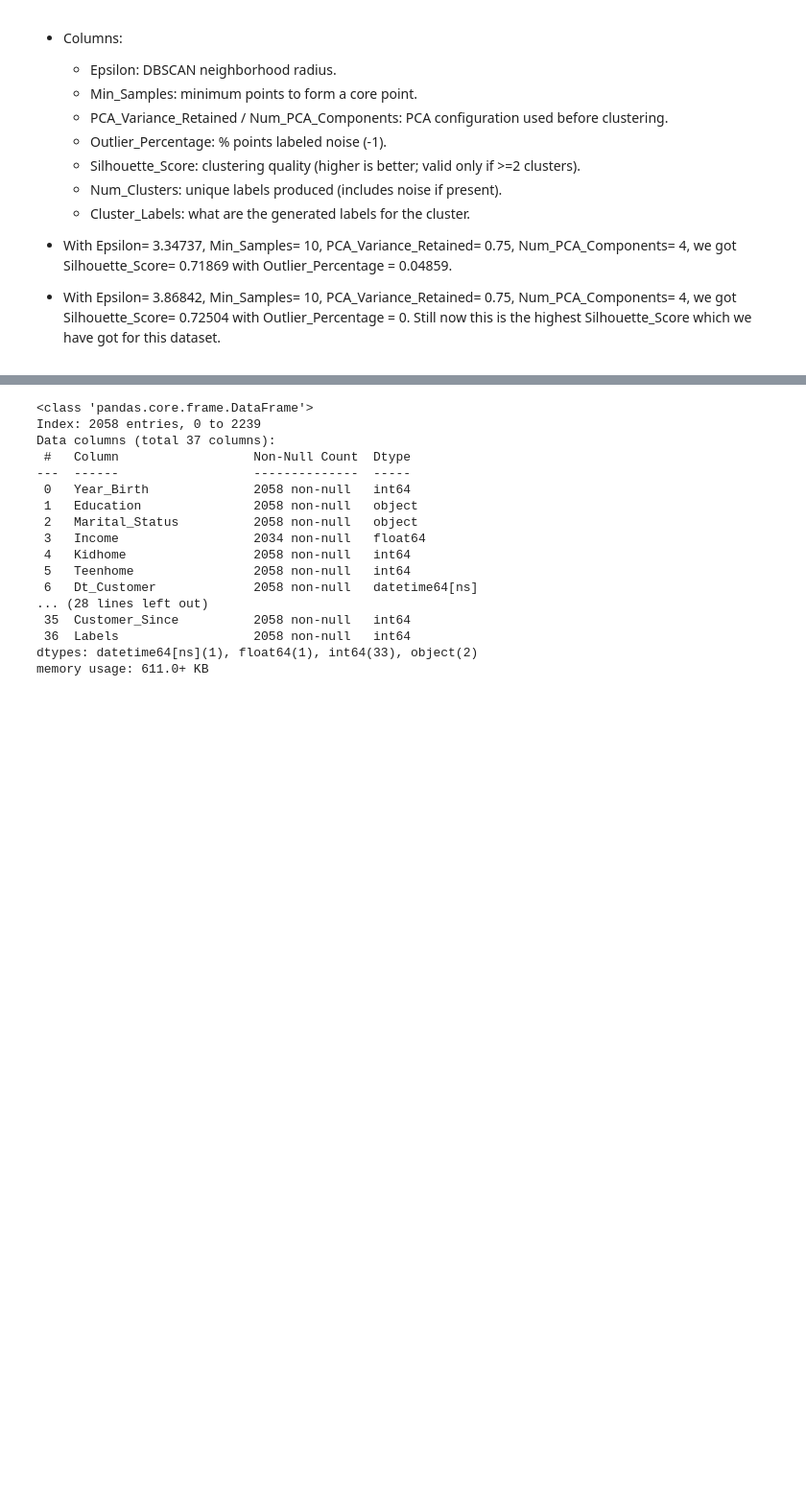
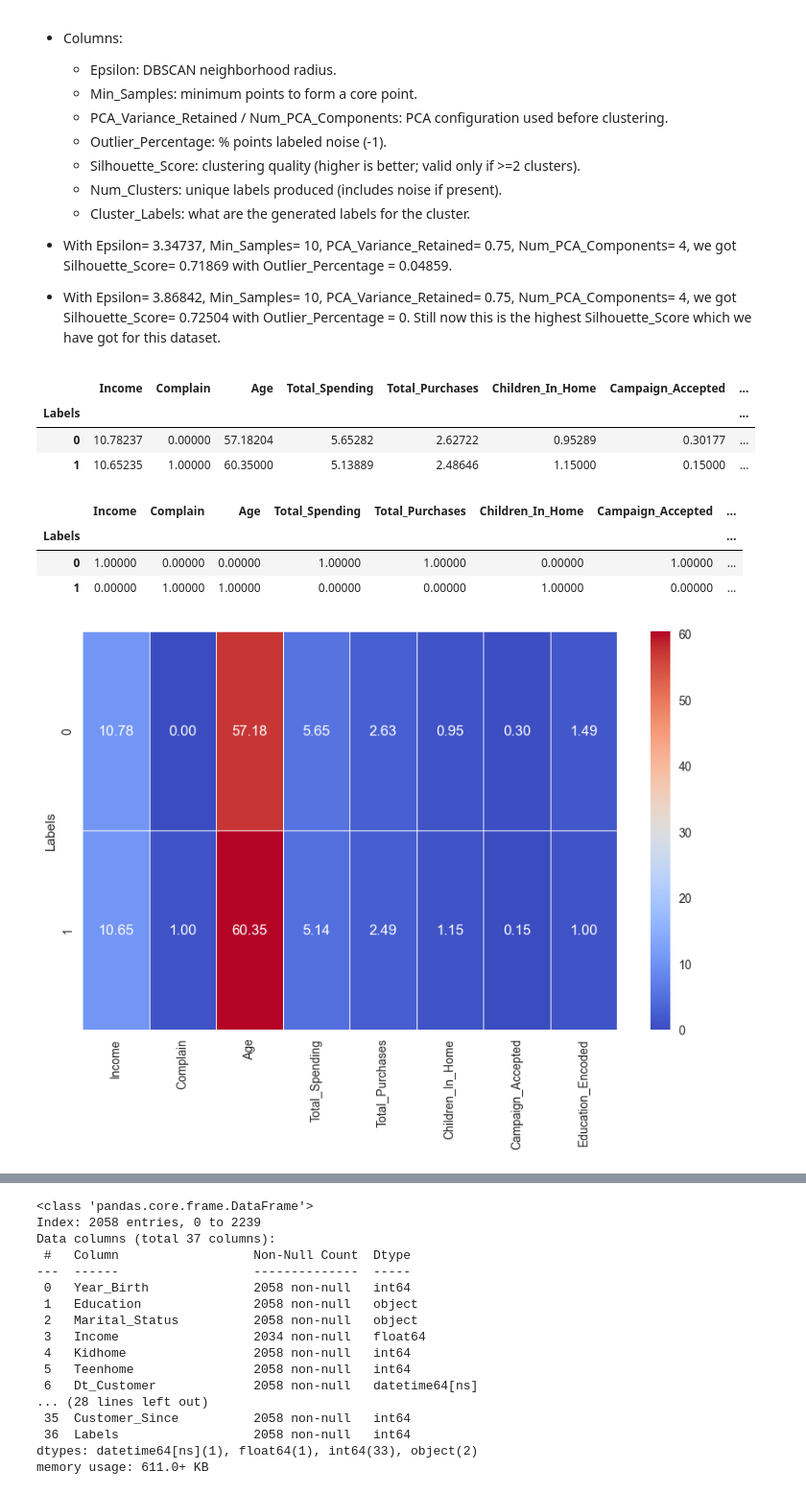
Before and after one commit to Sandipan-Roy/sr, a Jupyter notebook: ML/Unsupervised/DBSCAN/DBSCAN_SandipanRoy_20260511.ipynb, the cells around one changed output, grey strips where cells are left out. Shown at 96% size. Cells and saved outputs as stored; diff of their text form; code cells hidden in the pictures; blank space fills up the shorter version.

```diff
--- a/ML/Unsupervised/DBSCAN/DBSCAN_SandipanRoy_20260511.ipynb
+++ b/ML/Unsupervised/DBSCAN/DBSCAN_SandipanRoy_20260511.ipynb
@@ -1184,6 +1184,8 @@ def scale_data(df, scaler_type="robust"):
         scaler = RobustScaler()
     elif scaler_type == "standard":
         scaler = StandardScaler()
+    elif scaler_type == "minmax":
+        scaler = MinMaxScaler()
     else:
         raise ValueError("Invalid scaler type. Use 'robust' or 'standard'.")
 
@@ -1441,5 +1451,6 @@ plt.show()
 # %%
-log_transformed_clean_data.drop(columns=['Customer_Since', 'NumWebVisitsMonth', 'Response', 'Marital_Status_Encoded', 'Recency'], inplace=True, errors='ignore')
+log_transformed_clean_data.drop(columns=['Customer_Since', 'NumWebVisitsMonth', 'Response',
+                                         'Marital_Status_Encoded', 'Recency', 'Z_CostContact', 'Z_Revenue'], inplace=True, errors='ignore')
 scaled_df = scale_data(log_transformed_clean_data, scaler_type="standard")
 scaled_df.shape
 # %% [output]
@@ -1507,3 +1518,29 @@ result_df.where(result_df['Num_Clusters']> 2).sort_values(by=["Num_Clusters", "S
 pca, pca_data = perform_pca(scaled_df, n_components=0.75)
 cpa_dbscan_model = DBSCAN(eps=3.86842, min_samples=10)
 cpa_dbscan_labels = cpa_dbscan_model.fit_predict(pca_data)
+# %%
+cat_df = log_transformed_clean_data.copy()
+cat_df["Labels"] = cpa_dbscan_labels
+cat_means = cat_df.groupby("Labels").mean()
+cat_means
+# %% [output]
+|  | Income | Complain | Age | Total_Spending | Total_Purchases | Children_In_Home | Campaign_Accepted | ... |
+| Labels |  |  |  |  |  |  |  | ... |
+| 0 | 10.78237 | 0.00000 | 57.18204 | 5.65282 | 2.62722 | 0.95289 | 0.30177 | ... |
+| 1 | 10.65235 | 1.00000 | 60.35000 | 5.13889 | 2.48646 | 1.15000 | 0.15000 | ... |
+# %%
+scaler= MinMaxScaler()
+scaled_cat_means = scaler.fit_transform(cat_means)
+scaled_cat_df = pd.DataFrame(scaled_cat_means, columns=cat_means.columns, index=cat_means.index)
+scaled_cat_df
+# %% [output]
+|  | Income | Complain | Age | Total_Spending | Total_Purchases | Children_In_Home | Campaign_Accepted | ... |
+| Labels |  |  |  |  |  |  |  | ... |
+| 0 | 1.00000 | 0.00000 | 0.00000 | 1.00000 | 1.00000 | 0.00000 | 1.00000 | ... |
+| 1 | 0.00000 | 1.00000 | 1.00000 | 0.00000 | 0.00000 | 1.00000 | 0.00000 | ... |
+# %%
+plt.figure(figsize=(10, 6))
+sns.heatmap(cat_means, annot=True, fmt=".2f", cmap="coolwarm", linewidths=0.5)
+plt.show()
+# %% [output]
+[figure, added]
```
Also changed, not shown: parts of 7 cells of this notebook.
